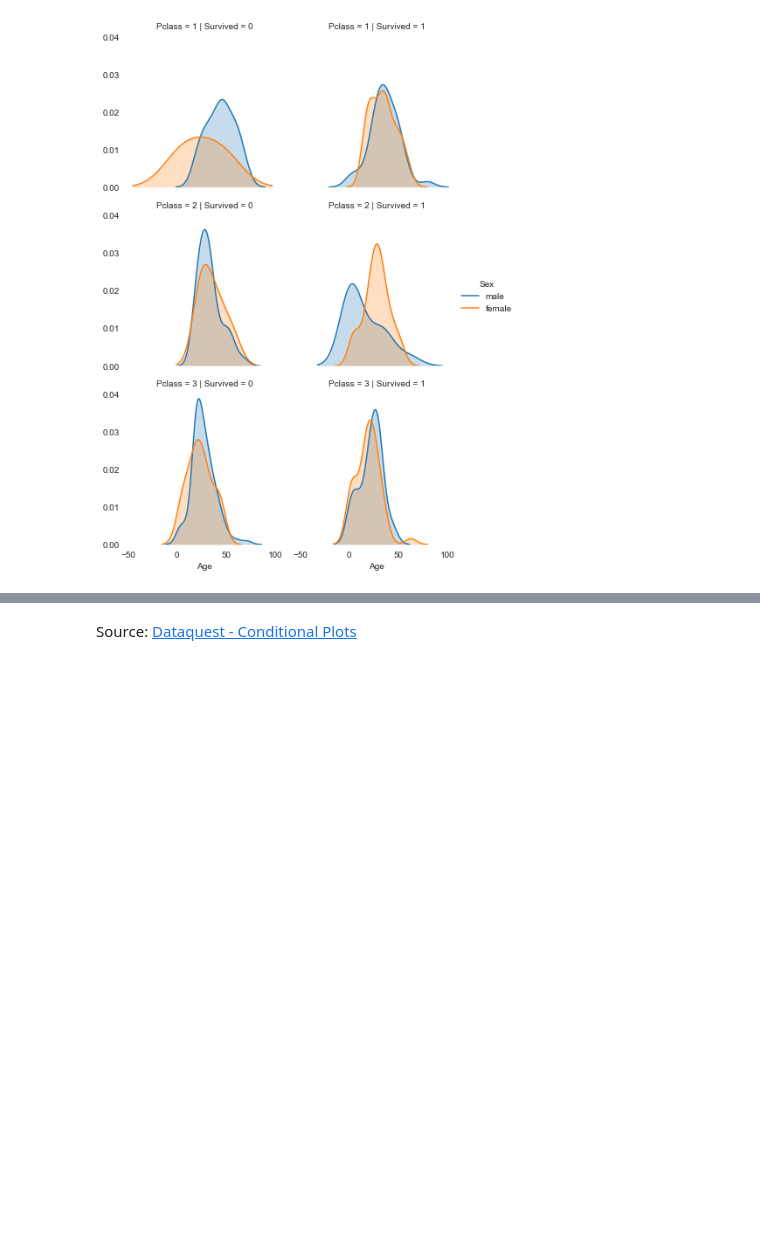
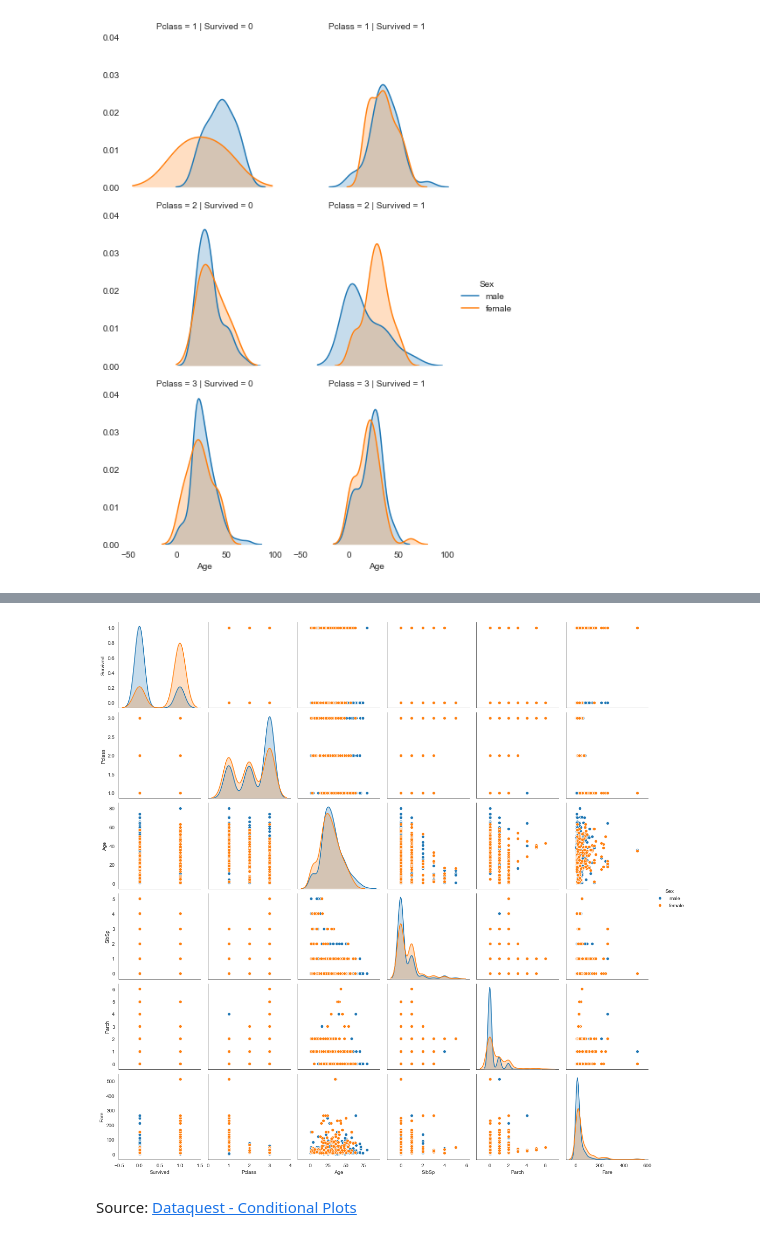
Before and after one commit to kurtsenol/Matplotlib, a Jupyter notebook: Seaborn.ipynb, the cells around one changed output, grey strips where cells are left out. Cells and saved outputs as stored; diff of their text form; code cells hidden in the pictures; blank space fills up the shorter version.

Commit message:
pairplot example added

```diff
--- a/Seaborn.ipynb
+++ b/Seaborn.ipynb
@@ -141,2 +183,6 @@ plt.show()
+# %%
+ax =sns.pairplot(titanic, hue ="Sex")
+# %% [output]
+[figure, added]
 # %% [markdown]
 Source: [Dataquest - Conditional Plots](https://app.dataquest.io/m/152/conditional-plots/1/introduction-to-seaborn)
```
Also changed, not shown: parts of 10 cells of this notebook.
